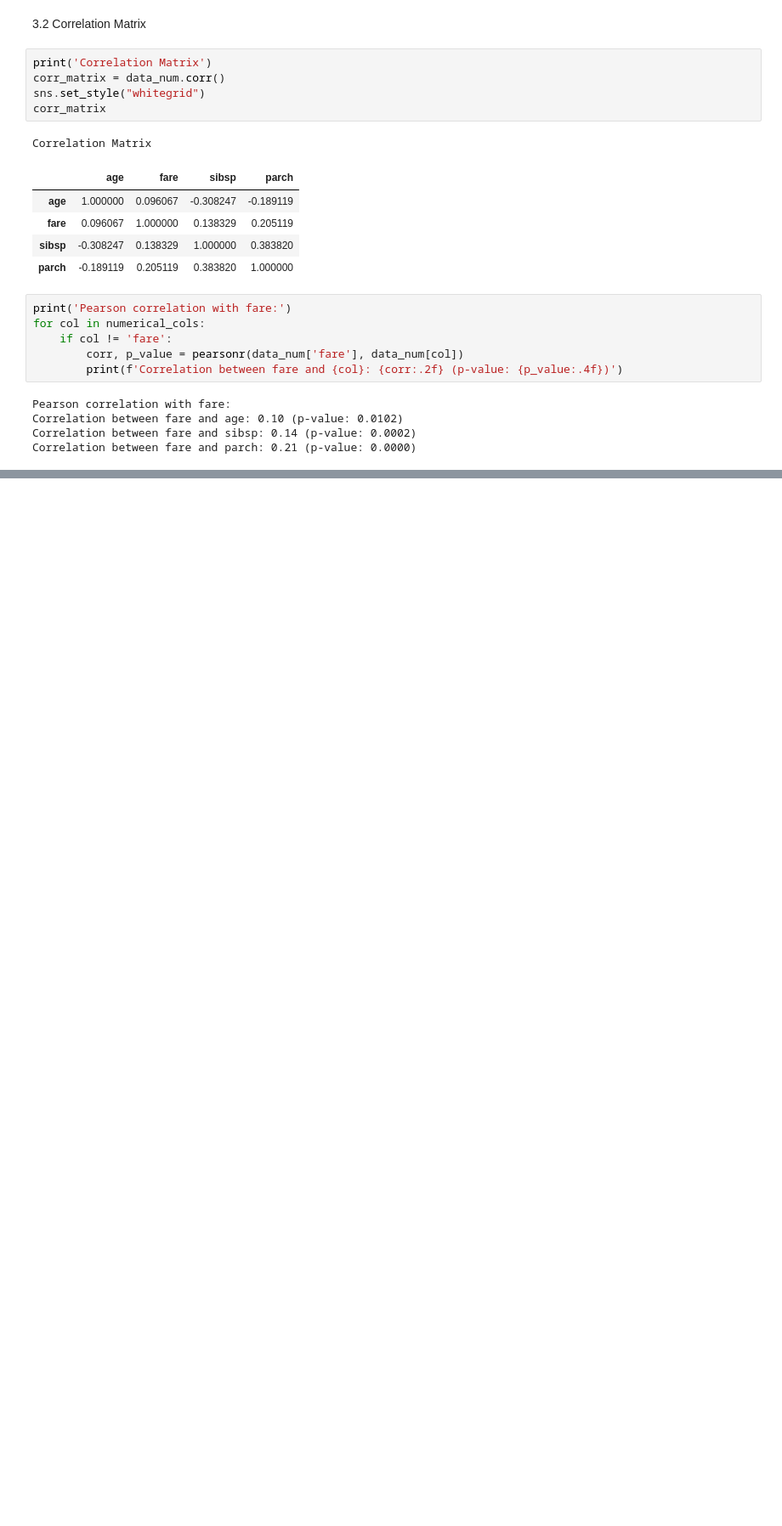
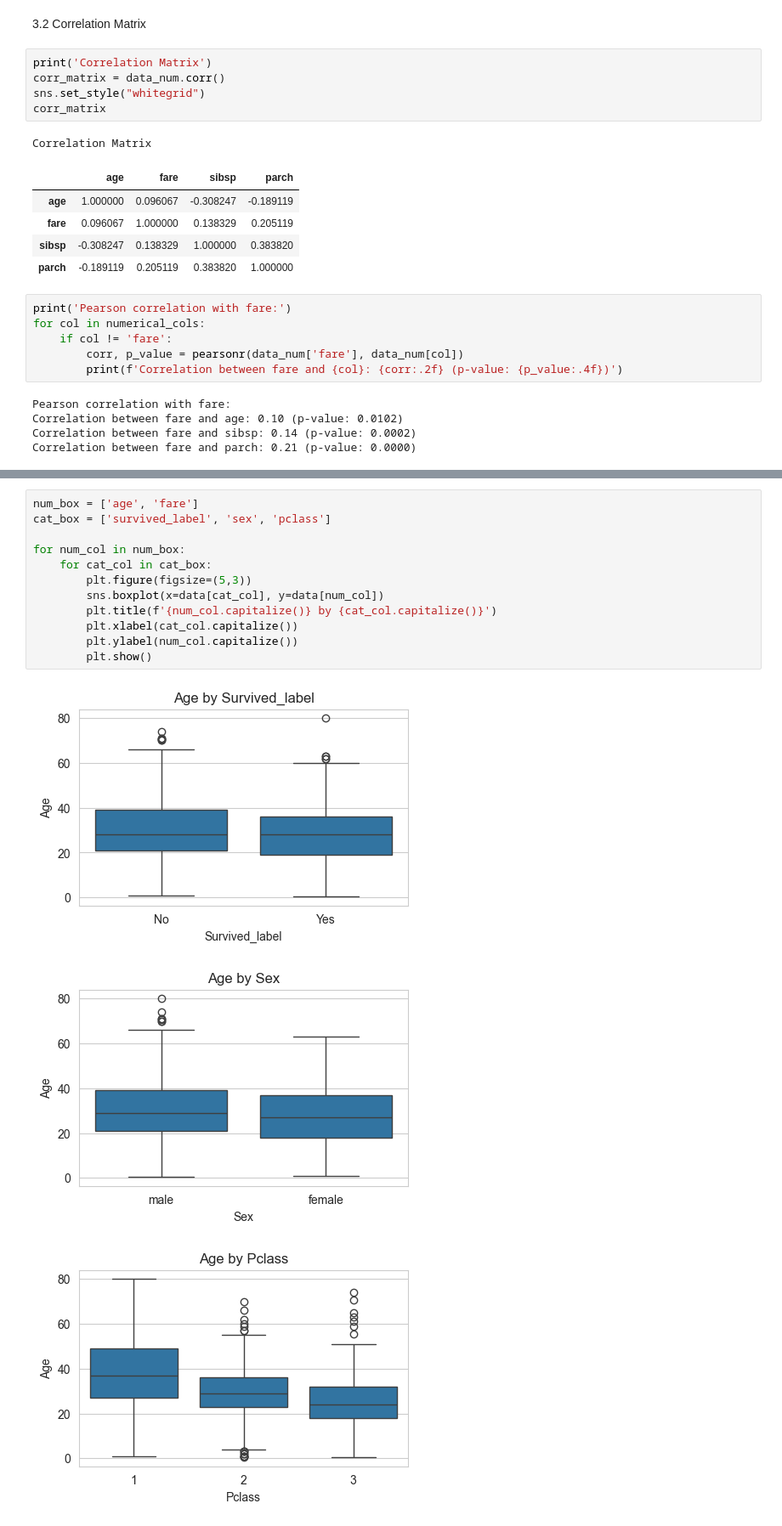
Before and after one commit to Foysalmeazi/bivariate_data_analysis, a Jupyter notebook: bivariate_data_analysis.ipynb, the cells around one changed output, grey strips where cells are left out. Shown: that part at 85% size. Saved outputs shown, nothing was run; the diff lists cells and outputs as text; blank space fills up the shorter version.

```diff
--- a/bivariate_data_analysis.ipynb
+++ b/bivariate_data_analysis.ipynb
@@ -188,0 +204,16 @@ Correlation between fare and parch: 0.21 (p-value: 0.0000)
+# %%
+num_box = ['age', 'fare']
+cat_box = ['survived_label', 'sex', 'pclass']
+
+for num_col in num_box:
+    for cat_col in cat_box:
+        plt.figure(figsize=(5,3))
+        sns.boxplot(x=data[cat_col], y=data[num_col])
+        plt.title(f'{num_col.capitalize()} by {cat_col.capitalize()}')
+        plt.xlabel(cat_col.capitalize())
+        plt.ylabel(num_col.capitalize())
+        plt.show()
+# %% [output]
+[figure, added]
+[figure, added]
+[figure, added]
```
Also changed, not shown: parts of 5 cells of this notebook.
